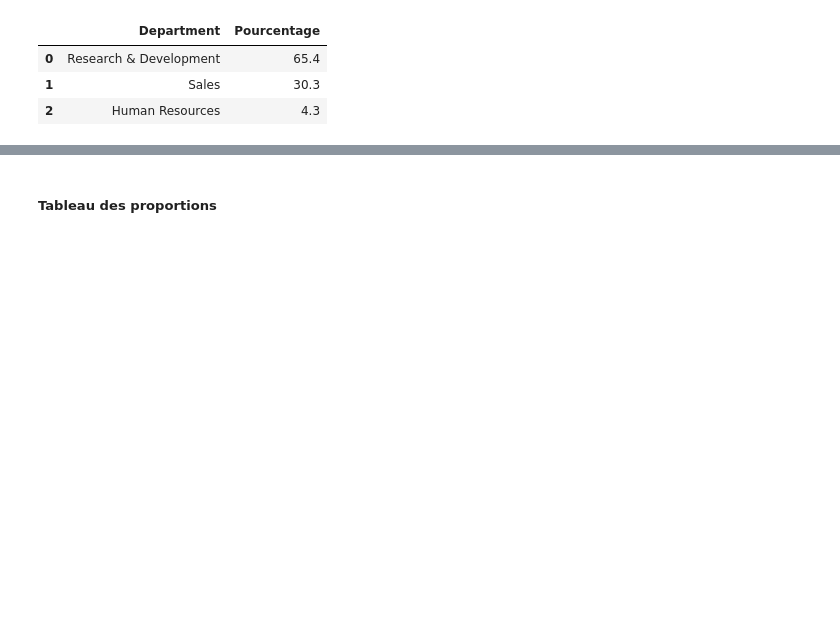
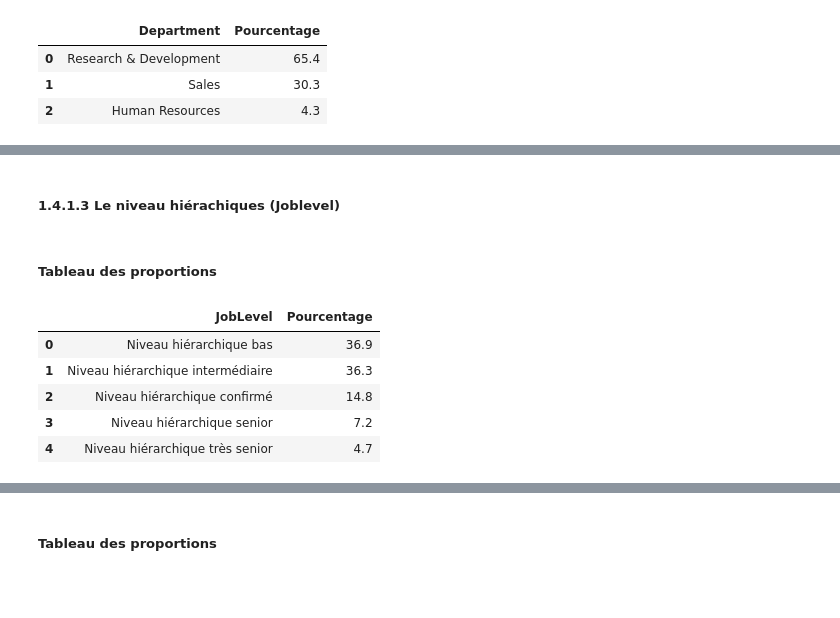
Before and after one commit to Kemuri15/employee-attrition-analysis, a Jupyter notebook: notebooks/04_axes_condition_travail.ipynb, the cells around one changed output, grey strips where cells are left out. Cells and saved outputs as stored; diff of their text form; code cells hidden in the pictures; blank space fills up the shorter version.

```diff
--- a/notebooks/04_axes_condition_travail.ipynb
+++ b/notebooks/04_axes_condition_travail.ipynb
@@ -164 +240,15 @@ department_count
+# %% [markdown]
+##### 1.4.1.3 Le niveau hiérachiques (Joblevel)
+# %% [markdown]
+##### Tableau des proportions
+# %%
+jobLevel_count = value_counts_percent(df_conditions_travail["JobLevel"])
+jobLevel_count
+# %% [output]
+|  | JobLevel | Pourcentage |
+| 0 | Niveau hiérarchique bas | 36.9 |
+| 1 | Niveau hiérarchique intermédiaire | 36.3 |
+| 2 | Niveau hiérarchique confirmé | 14.8 |
+| 3 | Niveau hiérarchique senior | 7.2 |
+| 4 | Niveau hiérarchique très senior | 4.7 |
 # %% [markdown]
```
Also changed, not shown: parts of 26 cells of this notebook, 1 other file.
